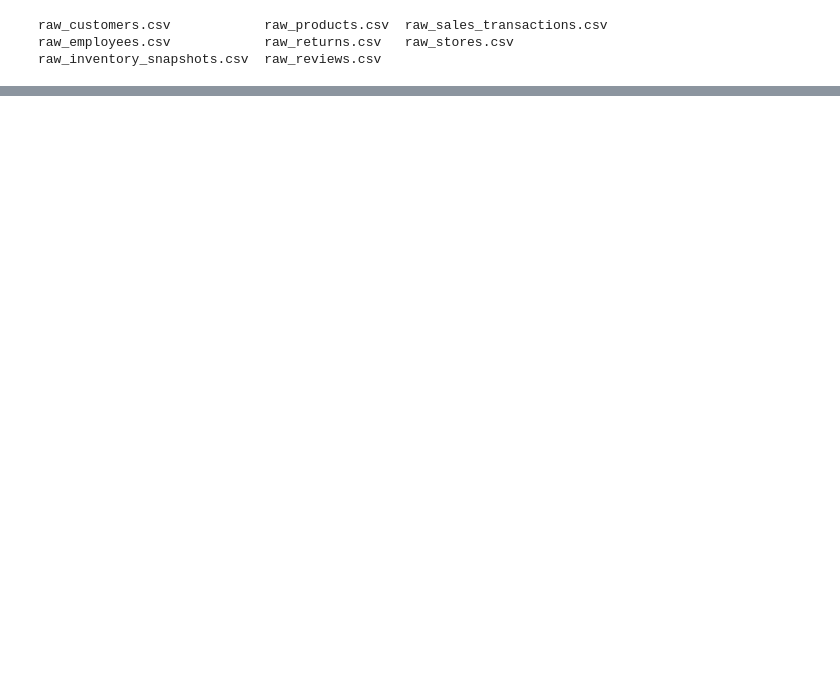
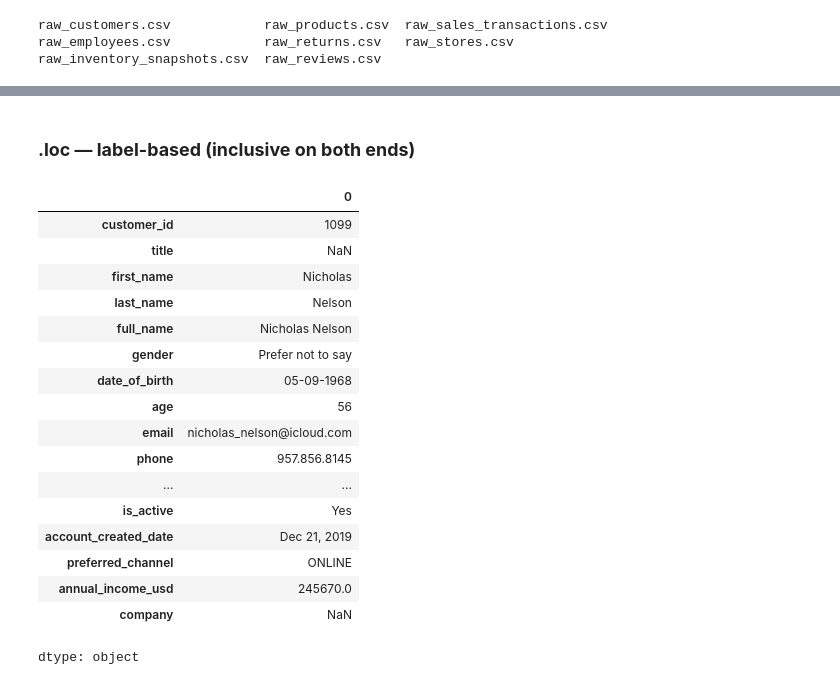
Before and after one commit to Ritik574-coder/python-foundations-to-mastery, a Jupyter notebook: Pandas/selection_and_indexing.ipynb, the cells around one changed output, grey strips where cells are left out. Drawn from its saved outputs; the diff is of its cells as text; code cells hidden in the pictures; blank space fills up the shorter version.

```diff
--- a/Pandas/selection_and_indexing.ipynb
+++ b/Pandas/selection_and_indexing.ipynb
@@ -183,0 +281,24 @@ print(tabulate(customer_business_info_df.select_dtypes(include='object').sample(
+# %% [markdown]
+### **.loc — label-based (inclusive on both ends)**
+# %%
+# selecting row with 0 inclusive lebel
+df.loc[0]
+# %% [output]
+|  | 0 |
+| customer_id | 1099 |
+| title | NaN |
+| first_name | Nicholas |
+| last_name | Nelson |
+| full_name | Nicholas Nelson |
+| gender | Prefer not to say |
+| date_of_birth | 05-09-1968 |
+| age | 56 |
+| email | nicholas_nelson@icloud.com |
+| phone | 957.856.8145 |
+| ... | ... |
+| is_active | Yes |
+| account_created_date | Dec 21, 2019 |
+| preferred_channel | ONLINE |
+| annual_income_usd | 245670.0 |
+| company | NaN |
+dtype: object
```
Also changed, not shown: parts of 29 cells of this notebook.
